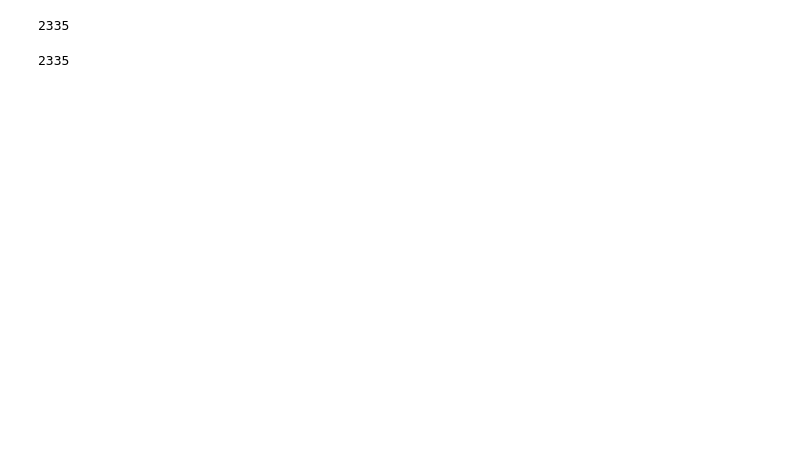
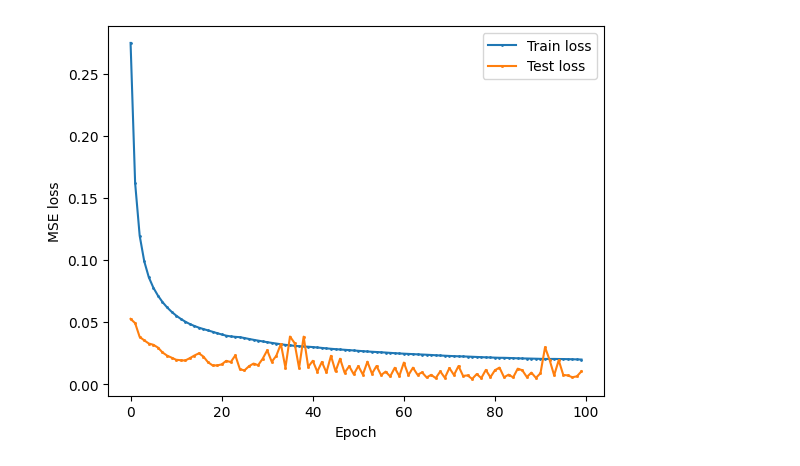
Before and after one commit to qawl987/DAST-self, a Jupyter notebook: notebook/FEMTO-st/model_training/main.ipynb, the cells around one changed output. Cells and saved outputs as stored; diff of their text form; code cells hidden in the pictures; blank space fills up the shorter version.

```diff
--- a/notebook/FEMTO-st/model_training/main.ipynb
+++ b/notebook/FEMTO-st/model_training/main.ipynb
@@ -134,17 +151,24 @@ for epoch in range(epochs):
     #testing
     model.eval()
     prediction_list = []
-    for j ,(batch_x,batch_y) in enumerate(test_loader):
-        batch_X = batch_x.to(device)
-        batch_Y = batch_y.to(device)
-        prediction = model(batch_X)
-        prediction[prediction<0] = 0
-        prediction_list.append(prediction)
+    with torch.no_grad():
+        for j ,(batch_x,batch_y) in enumerate(test_loader):
+            batch_X = batch_x.to(device)
+            batch_Y = batch_y.to(device)
+            prediction = model(batch_X)
+            # prediction[prediction<0] = 0
+            prediction_list.append(prediction)
 
-    out_batch_pre = torch.cat(prediction_list).detach().cpu().numpy()
-    prediction_tensor = torch.from_numpy(out_batch_pre)
-    rmse_loss = RMSE(Y_test, prediction_tensor, )
-    mae_loss = MAE(Y_test, prediction_tensor, )
+    out_batch_pre = torch.cat(prediction_list).detach().cpu()
+    # prediction_tensor = torch.from_numpy(out_batch_pre)
+    rmse_loss = RMSE(Y_test, out_batch_pre, )
+    mae_loss = MAE(Y_test, out_batch_pre, )
+    test_loss = criterion(out_batch_pre, Y_test)
+    test_loss_list.append(test_loss)
+    if (test_loss.item() < best_mse_loss):
+        best_mse_loss = test_loss.item()
+        best_predict = np.reshape(out_batch_pre, (-1)).tolist()
     print('rmse_loss = ', rmse_loss.item(),
-            'mae_loss = ', mae_loss.item())
+            'mae_loss = ', mae_loss.item(),
+            'mse_loss = ', test_loss.item())
 # %% [output]
@@ -186,8 +211,18 @@ y = y.tolist()
-# %%
-print(len(z))
-# %% [output]
-2335
-# %%
-print(len(y))
-# %% [output]
-2335
+# %%
+import matplotlib.pyplot as plt
+
+# Example data
+
+# Plotting the line chart
+plt.plot(train_loss_list, label='Train loss', marker='o', markersize=1)
+plt.plot(test_loss_list, label='Test loss', marker='s', markersize=1)
+# Adding labels and title
+plt.xlabel('Epoch')
+plt.ylabel('MSE loss')
+# Adding a legend
+plt.legend()
+
+# Display the plot
+plt.show()
+# %% [output]
+[figure, added]
```
Also changed, not shown: parts of 20 cells of this notebook, 1 other file.
